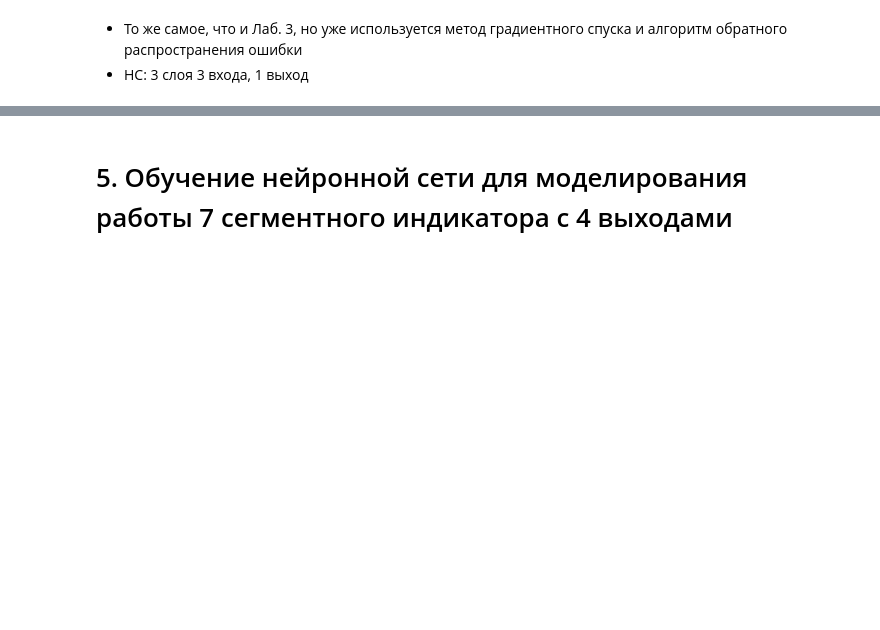
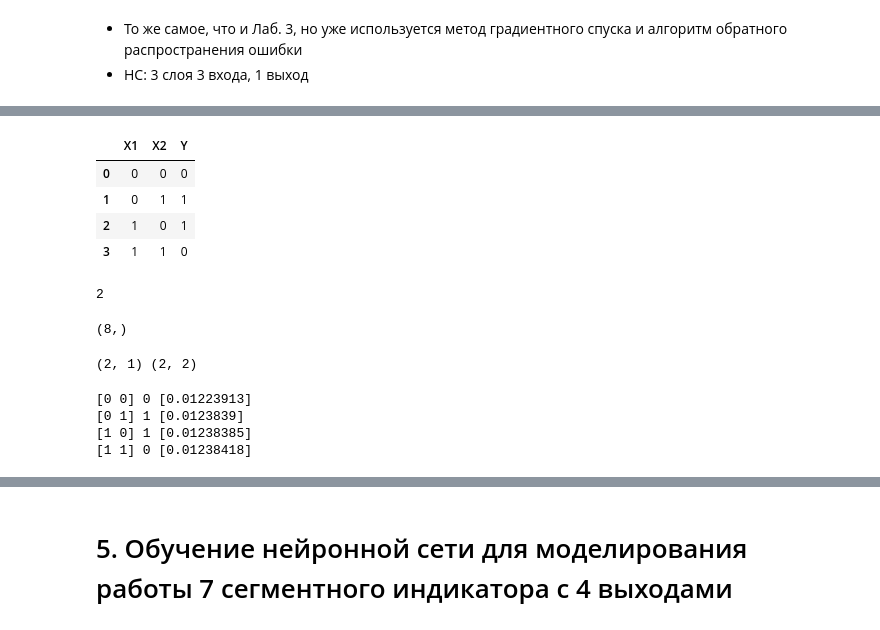
Before and after one commit to kae4ka/university-hometasks, a Jupyter notebook: INS.ipynb, the cells around one changed output, grey strips where cells are left out. Cells and saved outputs as stored; diff of their text form; code cells hidden in the pictures; blank space fills up the shorter version.

```diff
--- a/INS.ipynb
+++ b/INS.ipynb
@@ -284,0 +281,25 @@ warnings.filterwarnings("ignore", category=np.VisibleDeprecationWarning)
+# %%
+X = np.array([[0, 0],
+              [0, 1],
+              [1, 0],
+              [1, 1]])
+
+Y = np.array([0, 1, 1, 0])
+
+df = pd.DataFrame({'X1': X[:, 0], 'X2': X[:, 1], 'Y': Y},
+                  columns=['X1', 'X2', 'Y'])
+df
+# %% [output]
+|  | X1 | X2 | Y |
+| 0 | 0 | 0 | 0 |
+| 1 | 0 | 1 | 1 |
+| 2 | 1 | 0 | 1 |
+| 3 | 1 | 1 | 0 |
+# %%
+X.shape[1]
+# %% [output]
+2
+# %%
+Y.shape
+# %% [output]
+(8,)
@@ -284,0 +356,15 @@ warnings.filterwarnings("ignore", category=np.VisibleDeprecationWarning)
+# %%
+print(W2.shape,W1.shape)
+# %% [output]
+(2, 1) (2, 2)
+# %%
+for x_i, y_i in np.array(list(zip(X, Y))):
+  layer0 = x_i
+  layer1 = sigmoid(np.dot(layer0.T, W1) + b1)
+  layer2 = sigmoid(np.dot(layer1, W2) + b2)
+  print(x_i, y_i, layer2)
+# %% [output]
+[0 0] 0 [0.01223913]
+[0 1] 1 [0.0123839]
+[1 0] 1 [0.01238385]
+[1 1] 0 [0.01238418]
```
Also changed, not shown: parts of 16 cells of this notebook.
